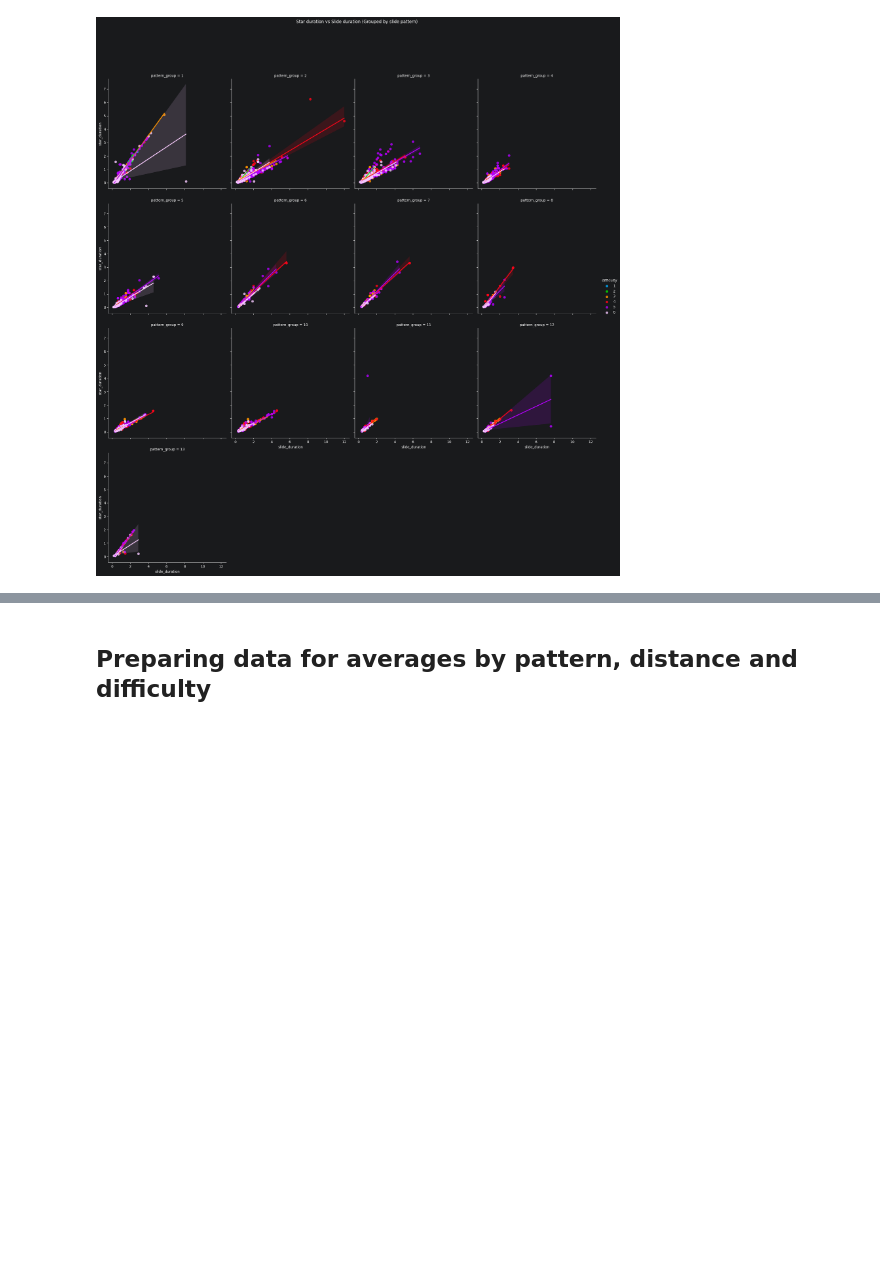
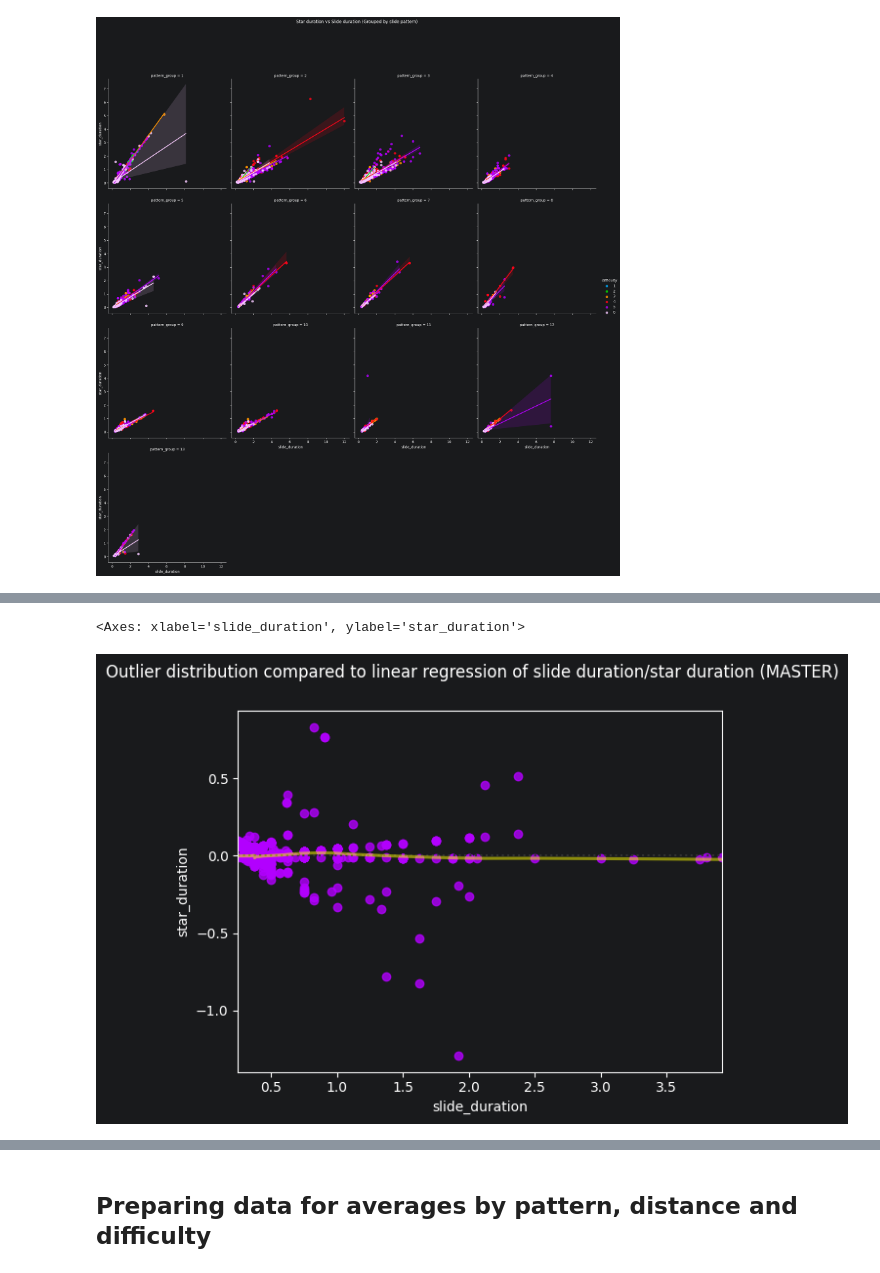
Before and after one commit to FiNALE-PLUS/knowledge-base, a Jupyter notebook: slide star rotation speed analysis/slide_analysis.ipynb, the cells around one changed output, grey strips where cells are left out. Drawn from its saved outputs; the diff is of its cells as text; code cells hidden in the pictures; blank space fills up the shorter version.

```diff
--- a/slide star rotation speed analysis/slide_analysis.ipynb
+++ b/slide star rotation speed analysis/slide_analysis.ipynb
@@ -331,0 +82,4 @@ plot.savefig(f"pruned_slides_grouped_clockwise_difficulties_sdt+sct.png")
+# %%
+master_linear_slide_df = outlier_removed_df.loc[((outlier_removed_df['pattern_group'] == 1) & (outlier_removed_df['difficulty'] == 5))]
+
+master_linear_slide_df
@@ -331,0 +100,9 @@ plot.savefig(f"pruned_slides_grouped_clockwise_difficulties_sdt+sct.png")
+# %%
+master_robust_linear_slide_outlier_plot = sns.residplot(data=master_linear_slide_df, x="slide_duration", y="star_duration", color=difficulty_colours[5], robust=True, lowess=True, line_kws={'color': 'yellow', 'alpha': 0.5})
+
+master_robust_linear_slide_outlier_plot.figure.suptitle("Outlier distribution compared to linear regression of slide duration/star duration (MASTER)")
+
+master_robust_linear_slide_outlier_plot
+# %% [output]
+<Axes: xlabel='slide_duration', ylabel='star_duration'>
+[figure, added]
```
Also changed, not shown: parts of 35 cells of this notebook, 6 other files.
